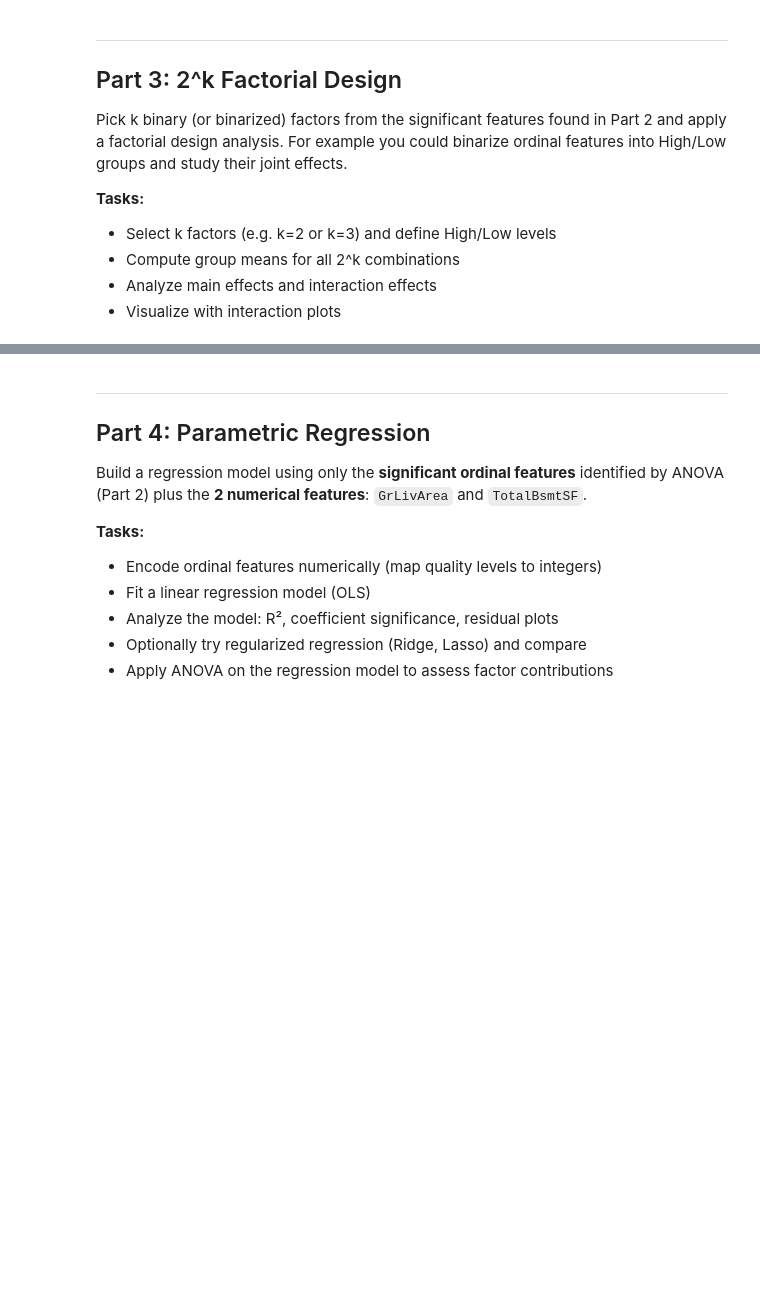
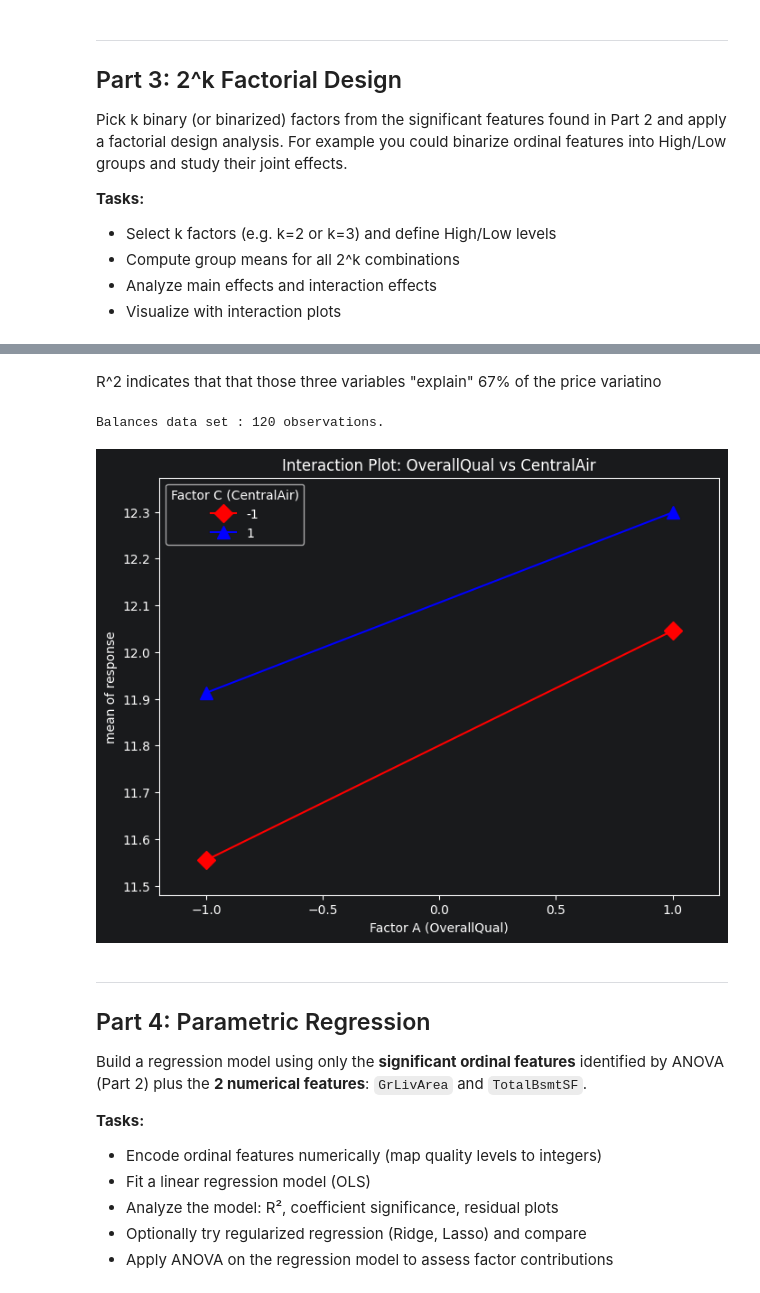
Before and after one commit to cpalescan/cstat, a Jupyter notebook: project_MAIN.ipynb, the cells around one changed output, grey strips where cells are left out. Cells and saved outputs as stored; diff of their text form; code cells hidden in the pictures; blank space fills up the shorter version.

```diff
--- a/project_MAIN.ipynb
+++ b/project_MAIN.ipynb
@@ -798,3 +879,34 @@ Pick k binary (or binarized) factors from the significant features found in Part
+# %% [markdown]
+R^2 indicates that that those three variables "explain" 67% of the price variatino
+# %%
+from statsmodels.graphics.factorplots import interaction_plot
+#1. Recréer le DataFrame équilibré en réinitialisant l'index
+df_balanced = pd.concat(balanced_samples).reset_index(drop=True)
+
+print(f"Balances data set : {len(df_balanced)} observations.")
+
+# 2. Relancer le modèle (permet de faire en sorte que les données matchent)
+target = 'SalePrice_log'
+formula = f'{target} ~ Factor_A * Factor_B * Factor_C'
+model = ols(formula, data=df_balanced).fit()
+
+
+fig, ax = plt.subplots(figsize=(8, 6))
+# On passe les valeurs .values pour éviter les problèmes d'indexation de pandas (vu avec l'IA).
+interaction_plot(x=df_balanced['Factor_A'].values,
+                 trace=df_balanced['Factor_C'].values,
+                 response=df_balanced[target].values,
+                 colors=['red', 'blue'],
+                 markers=['D', '^'],
+                 ms=10, ax=ax)
+
+plt.title("Interaction Plot: OverallQual vs CentralAir")
+plt.xlabel("Factor A (OverallQual)")
+plt.legend(title="Factor C (CentralAir)")
+plt.show()
+# %% [output]
+Balances data set : 120 observations.
+[figure, added]
 # %% [markdown]
 ---
 ## Part 4: Parametric Regression
```
Also changed, not shown: parts of 10 cells of this notebook.
